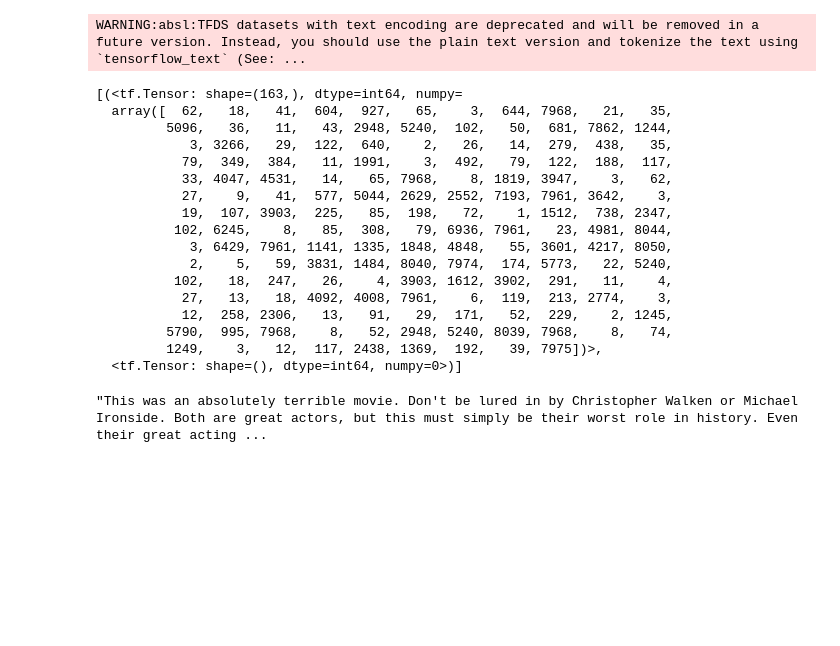
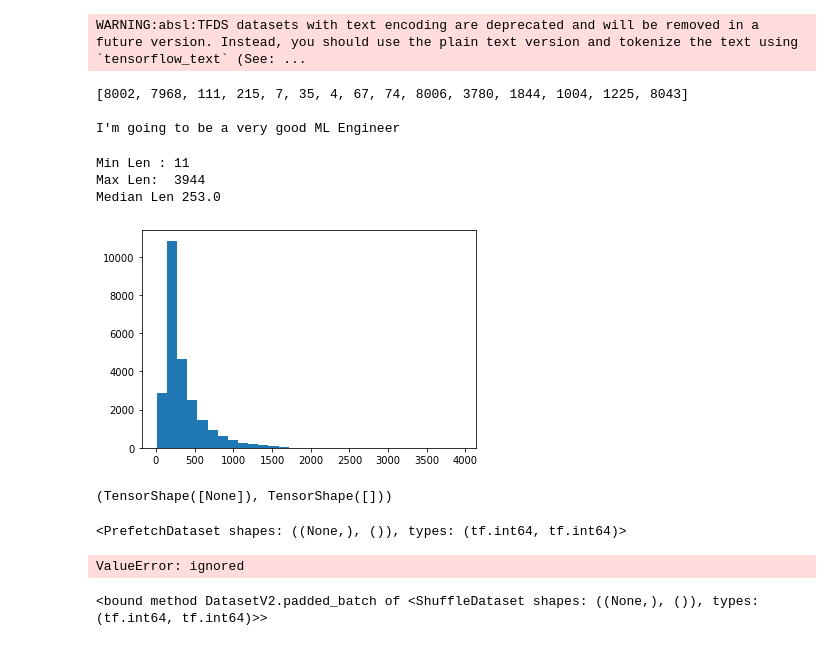
Before and after one commit to temmyzeus/Courses, a Jupyter notebook: DeepLearning.AI TensorFlow Developer Professional Certificate/Natural Language Processing with Tensorflow/IMDB_Subwords8k.ipynb, the cells around one changed output. Cells and saved outputs as stored; diff of their text form; code cells hidden in the pictures; blank space fills up the shorter version.

```diff
--- a/DeepLearning.AI TensorFlow Developer Professional Certificate/Natural Language Processing with Tensorflow/IMDB_Subwords8k.ipynb
+++ b/DeepLearning.AI TensorFlow Developer Professional Certificate/Natural Language Processing with Tensorflow/IMDB_Subwords8k.ipynb
@@ -18,27 +23,25 @@ encoder = info.features['text'].encoder
-# %%
-list(train.take(1))
-# %% [output]
-[(<tf.Tensor: shape=(163,), dtype=int64, numpy=
-  array([  62,   18,   41,  604,  927,   65,    3,  644, 7968,   21,   35,
-         5096,   36,   11,   43, 2948, 5240,  102,   50,  681, 7862, 1244,
-            3, 3266,   29,  122,  640,    2,   26,   14,  279,  438,   35,
-           79,  349,  384,   11, 1991,    3,  492,   79,  122,  188,  117,
-           33, 4047, 4531,   14,   65, 7968,    8, 1819, 3947,    3,   62,
-           27,    9,   41,  577, 5044, 2629, 2552, 7193, 7961, 3642,    3,
-           19,  107, 3903,  225,   85,  198,   72,    1, 1512,  738, 2347,
-          102, 6245,    8,   85,  308,   79, 6936, 7961,   23, 4981, 8044,
-            3, 6429, 7961, 1141, 1335, 1848, 4848,   55, 3601, 4217, 8050,
-            2,    5,   59, 3831, 1484, 8040, 7974,  174, 5773,   22, 5240,
-          102,   18,  247,   26,    4, 3903, 1612, 3902,  291,   11,    4,
-           27,   13,   18, 4092, 4008, 7961,    6,  119,  213, 2774,    3,
-           12,  258, 2306,   13,   91,   29,  171,   52,  229,    2, 1245,
-         5790,  995, 7968,    8,   52, 2948, 5240, 8039, 7968,    8,   74,
-         1249,    3,   12,  117, 2438, 1369,  192,   39, 7975])>,
-  <tf.Tensor: shape=(), dtype=int64, numpy=0>)]
-# %%
-# convert sample_tokens to text
-sample_tokens = list(train.take(1))[0][0]
-sample_label = list(train.take(1))[0][1]
-encoder.decode(sample_tokens)
-# %% [output]
-"This was an absolutely terrible movie. Don't be lured in by Christopher Walken or Michael Ironside. Both are great actors, but this must simply be their worst role in history. Even their great acting ...
+# %%
+# convert sample_tokens to text
+sample_text = 'I\'m going to be a very good ML Engineer'
+sample_tokens = tokenizer.encode(sample_text)
+
+print(tokenizer.encode(sample_text), end='\n\n')
+print(tokenizer.decode(sample_tokens))
+# %% [output]
+[8002, 7968, 111, 215, 7, 35, 4, 67, 74, 8006, 3780, 1844, 1004, 1225, 8043]
+
+I'm going to be a very good ML Engineer
+# %%
+# Getting an Idea of teh distribution of token lengths
+train_lens = np.array([len(_[0]) for _ in train])
+print('Min Len :', np.min(train_lens))
+print('Max Len: ', np.max(train_lens))
+# Getting a good sense of the middle point, median seems better here
+print('Median Len', np.median(train_lens))
+plt.hist(train_lens, bins=30)
+plt.show()
+# %% [output]
+Min Len : 11
+Max Len:  3944
+Median Len 253.0
+[figure, added]
@@ -44,0 +54,20 @@ encoder.decode(sample_tokens)
+# %%
+tf.compat.v1.data.get_output_shapes(train)
+# %% [output]
+(TensorShape([None]), TensorShape([]))
+# %%
+train
+# %% [output]
+<PrefetchDataset shapes: ((None,), ()), types: (tf.int64, tf.int64)>
+# %%
+train.padded_batch(
+    batch_size=BATCH_SIZE,
+    padded_shapes=
+)
+# %% [output]
+ValueError: ignored
+# %%
+train_ds = train.shuffle(buffer_size=BUFFER_SIZE)
+train_ds.padded_batch
+# %% [output]
+<bound method DatasetV2.padded_batch of <ShuffleDataset shapes: ((None,), ()), types: (tf.int64, tf.int64)>>
```
Also changed, not shown: parts of 6 cells of this notebook.
